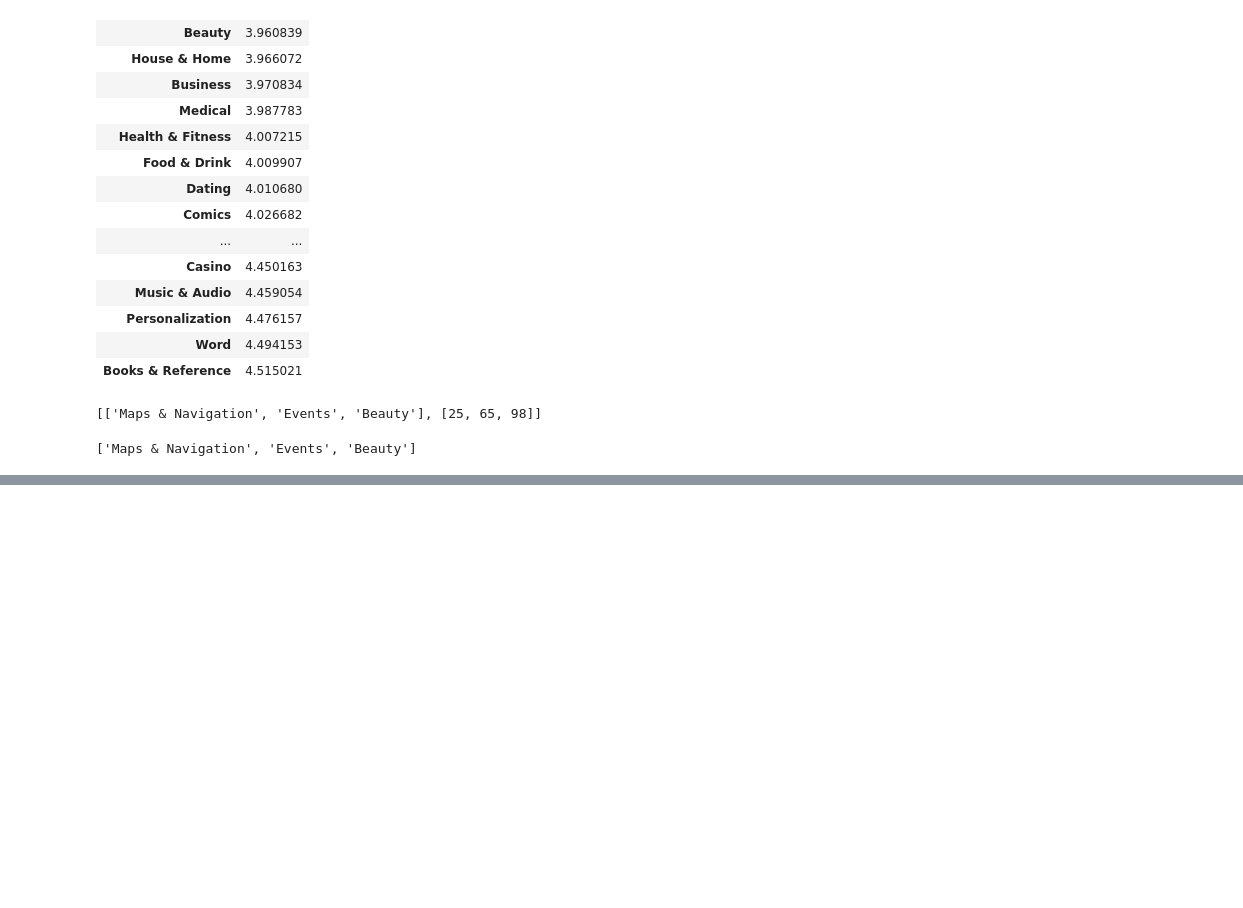
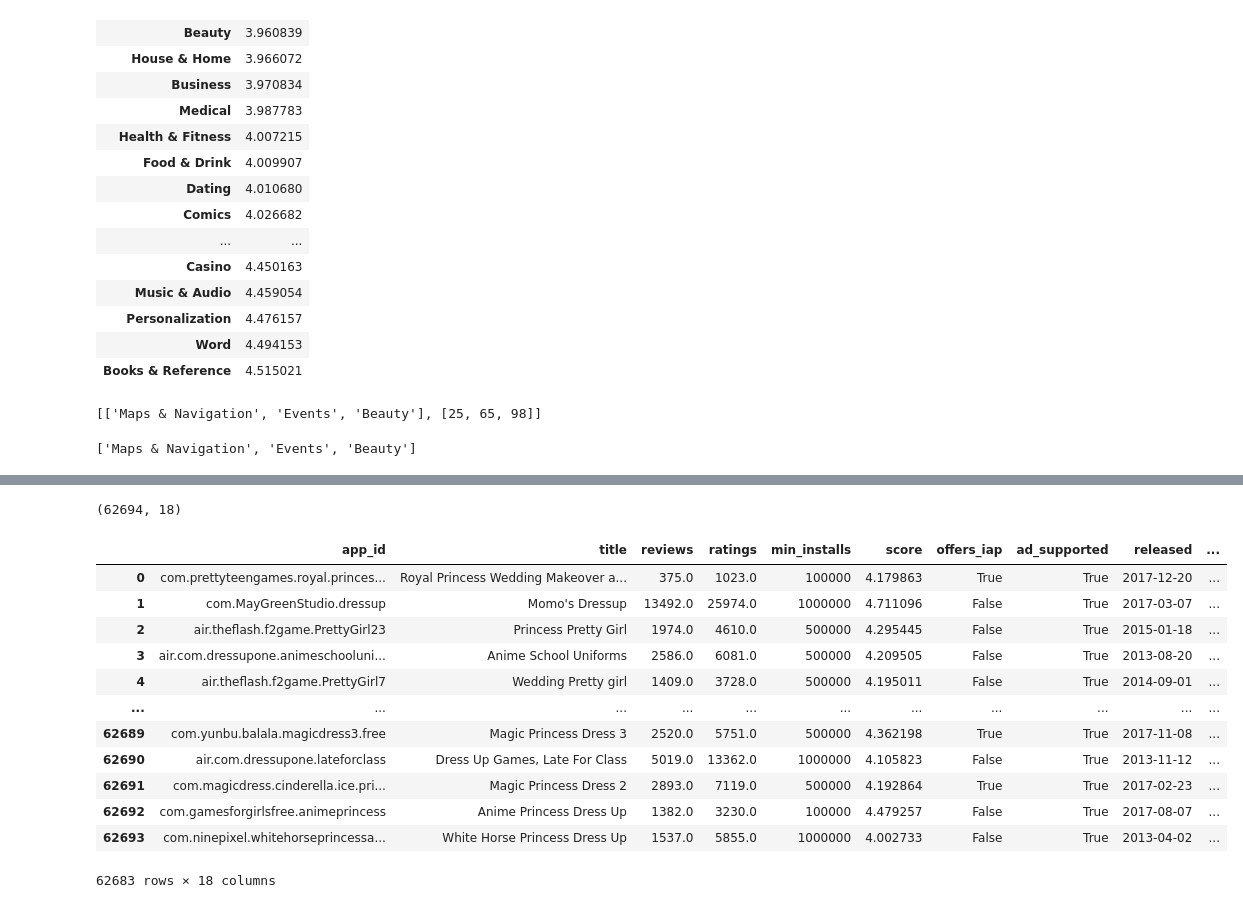
Before and after one commit to bayraktarengin/eurotech_ds, a Jupyter notebook: google_play_store.ipynb, the cells around one changed output, grey strips where cells are left out. Cells and saved outputs as stored; diff of their text form; code cells hidden in the pictures; blank space fills up the shorter version.

```diff
--- a/google_play_store.ipynb
+++ b/google_play_store.ipynb
@@ -254,0 +468,20 @@ plt.show()
+# %%
+df.shape
+# %% [output]
+(62694, 18)
+# %%
+df.dropna(subset = ["reviews"])
+# %% [output]
+|  | app_id | title | reviews | ratings | min_installs | score | offers_iap | ad_supported | released | ... |
+| 0 | com.prettyteengames.royal.princes... | Royal Princess Wedding Makeover a... | 375.0 | 1023.0 | 100000 | 4.179863 | True | True | 2017-12-20 | ... |
+| 1 | com.MayGreenStudio.dressup | Momo's Dressup | 13492.0 | 25974.0 | 1000000 | 4.711096 | False | True | 2017-03-07 | ... |
+| 2 | air.theflash.f2game.PrettyGirl23 | Princess Pretty Girl | 1974.0 | 4610.0 | 500000 | 4.295445 | False | True | 2015-01-18 | ... |
+| 3 | air.com.dressupone.animeschooluni... | Anime School Uniforms | 2586.0 | 6081.0 | 500000 | 4.209505 | False | True | 2013-08-20 | ... |
+| 4 | air.theflash.f2game.PrettyGirl7 | Wedding Pretty girl | 1409.0 | 3728.0 | 500000 | 4.195011 | False | True | 2014-09-01 | ... |
+| ... | ... | ... | ... | ... | ... | ... | ... | ... | ... | ... |
+| 62689 | com.yunbu.balala.magicdress3.free | Magic Princess Dress 3 | 2520.0 | 5751.0 | 500000 | 4.362198 | True | True | 2017-11-08 | ... |
+| 62690 | air.com.dressupone.lateforclass | Dress Up Games, Late For Class | 5019.0 | 13362.0 | 1000000 | 4.105823 | False | True | 2013-11-12 | ... |
+| 62691 | com.magicdress.cinderella.ice.pri... | Magic Princess Dress 2 | 2893.0 | 7119.0 | 500000 | 4.192864 | True | True | 2017-02-23 | ... |
+| 62692 | com.gamesforgirlsfree.animeprincess | Anime Princess Dress Up | 1382.0 | 3230.0 | 100000 | 4.479257 | False | True | 2017-08-07 | ... |
+| 62693 | com.ninepixel.whitehorseprincessa... | White Horse Princess Dress Up | 1537.0 | 5855.0 | 1000000 | 4.002733 | False | True | 2013-04-02 | ... |
+62683 rows × 18 columns
```
Also changed, not shown: parts of 31 cells of this notebook.
